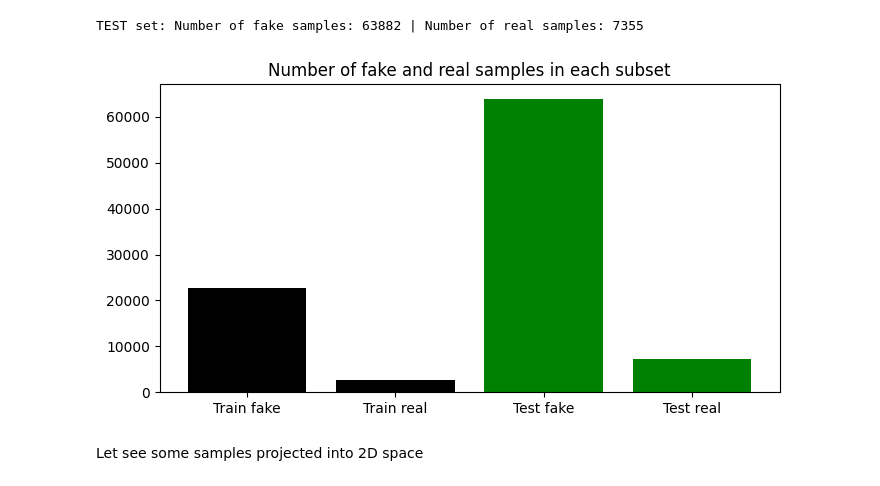
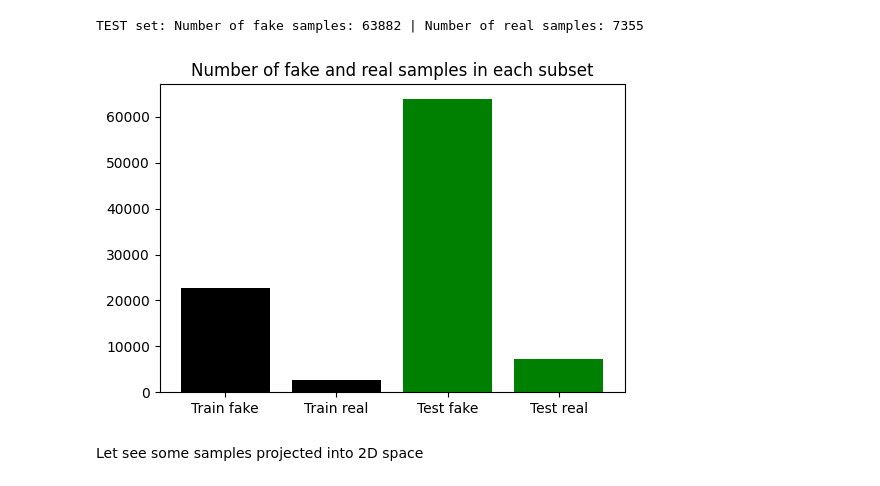
Before and after one commit to adrianastan/deepfake_pydata, a Jupyter notebook: HF_audio_deepfake.ipynb, the cells around one changed output. Drawn from its saved outputs; the diff is of its cells as text; code cells hidden in the pictures.

```diff
--- a/HF_audio_deepfake.ipynb
+++ b/HF_audio_deepfake.ipynb
@@ -201,13 +192,13 @@ print(f"TEST set: Number of fake samples: {np.where(y_test==1)[0].shape[0]} | Nu
 # %% [output]
 TEST set: Number of fake samples: 63882 | Number of real samples: 7355
 # %%
-plt.figure(figsize=(8,4))
+plt.figure(figsize=(6,4))
 plt.bar([0,1], [np.where(y_train==1)[0].shape[0], np.where(y_train==0)[0].shape[0]], color='black')
 plt.bar([2,3], [np.where(y_test==1)[0].shape[0], np.where(y_test==0)[0].shape[0]], color = 'green')
 plt.title("Number of fake and real samples in each subset")
 plt.xticks([0,1,2,3],['Train fake', 'Train real', 'Test fake', 'Test real']);
 # %% [output]
-[figure, old version]
+[figure, new version]
 # %% [markdown]
 Let see some samples projected into 2D space
 # %%
```
Also changed, not shown: parts of 15 cells of this notebook.
